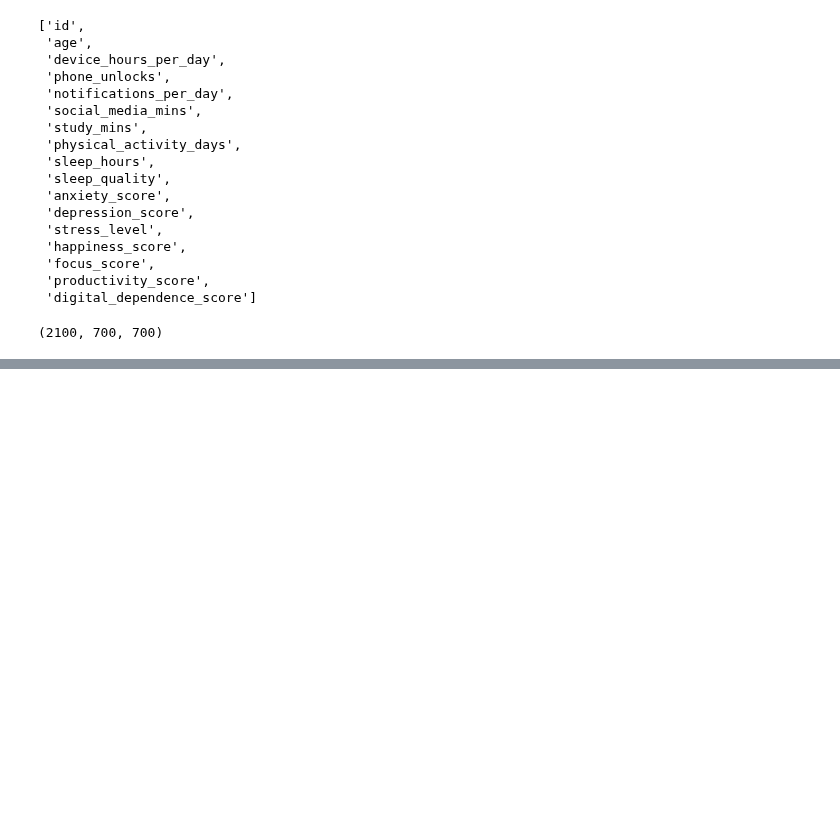
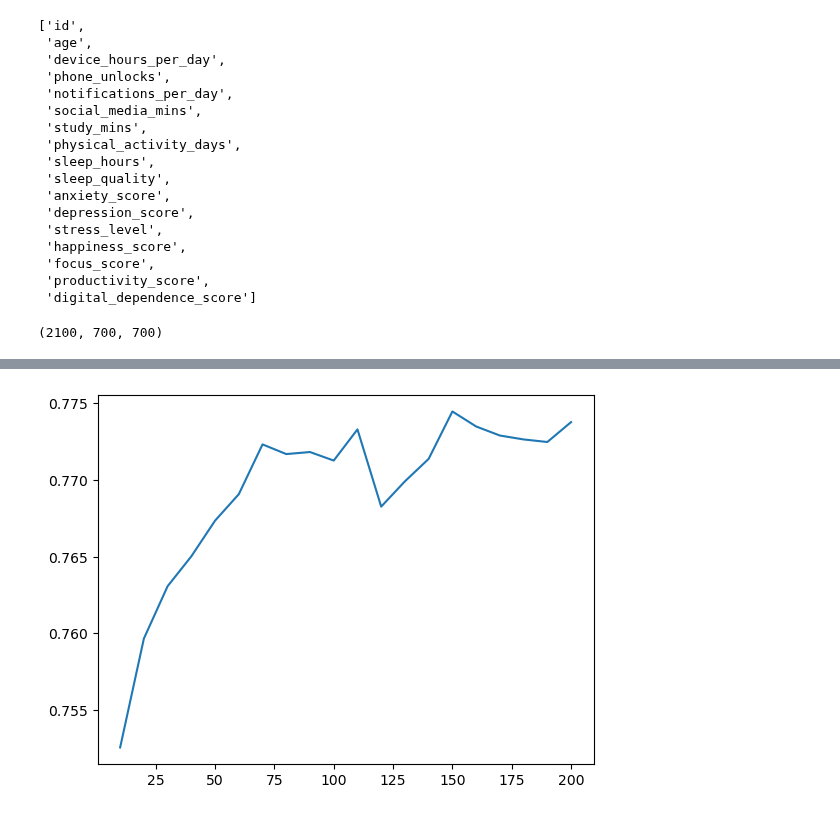
Before and after one commit to shall-it/machine-learning-zoomcamp, a Jupyter notebook: 07-midterm-project/digital-lifestyle.ipynb, the cells around one changed output, grey strips where cells are left out. Cells and saved outputs as stored; diff of their text form; code cells hidden in the pictures; blank space fills up the shorter version.

```diff
--- a/07-midterm-project/digital-lifestyle.ipynb
+++ b/07-midterm-project/digital-lifestyle.ipynb
@@ -187,5 +224,5 @@ C=100: accuracy=0.819
 # %%
-C_best = 1
+C_best = 0.01
 # %%
 pipeline = make_pipeline(
     DictVectorizer(sparse=False),
@@ -203,8 +240,9 @@ Pipeline(steps=[('dictvectorizer', DictVectorizer(sparse=False)),
                                     solver='liblinear'))])
 # %%
 y_pred = pipeline.predict_proba(val_dict)[:, 1]
-convert_decision = (y_pred >= 0.5)
-accuracy = (y_val == convert_decision).mean().round(3)
+risk_decision = (y_pred >= 0.5)
+accuracy = (y_val == risk_decision).mean().round(3)
+auc = roc_auc_score(y_val, y_pred).round(3)
 # %%
 accuracy
 # %% [output]
@@ -255 +297,20 @@ Prob of risk score = 0.5371598181921645
 High risk! Time to take care of your digital and mental health
+# %%
+scores = []
+
+for n in range(10, 201, 10):
+
+    rf = RandomForestClassifier(n_estimators=n, random_state=42)
+    rf.fit(X_train, y_train)
+
+    y_pred = rf.predict_proba(X_val)[:, 1]
+    auc = roc_auc_score(y_val, y_pred)
+
+    scores.append((n, auc))
+# %%
+df_scores = pd.DataFrame(scores, columns=['n_estimators', 'auc'])
+# %%
+plt.plot(df_scores.n_estimators, df_scores.auc)
+plt.show()
+# %% [output]
+[figure, added]
```
Also changed, not shown: parts of 55 cells of this notebook, 3 other files.
